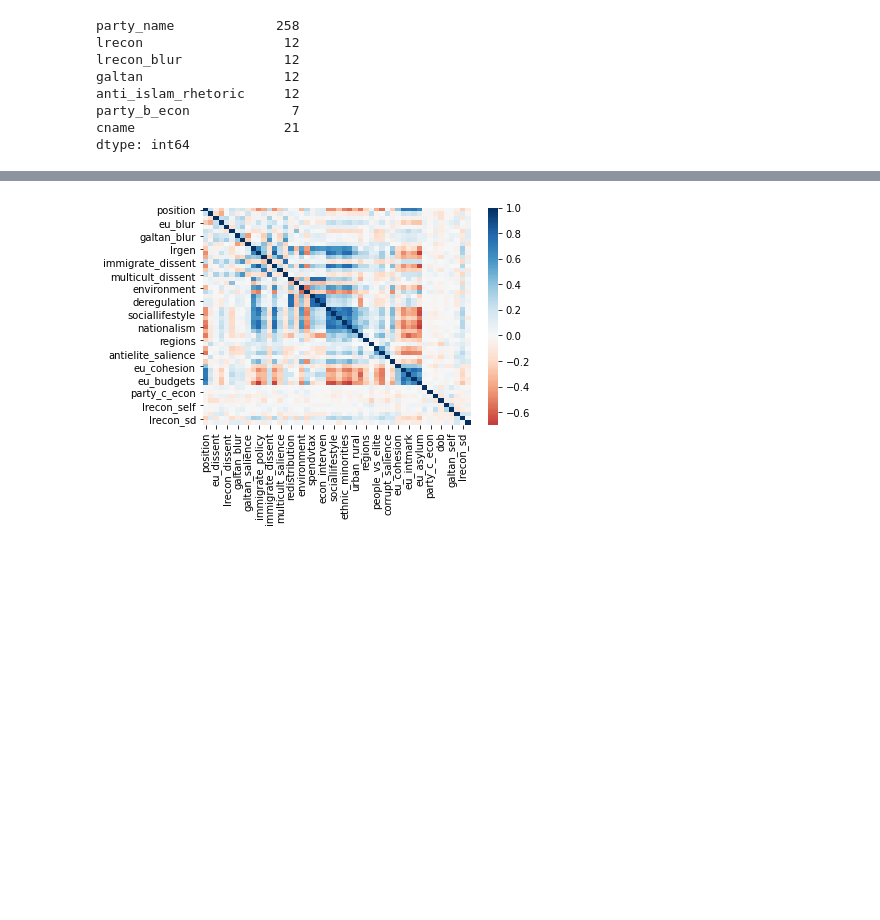
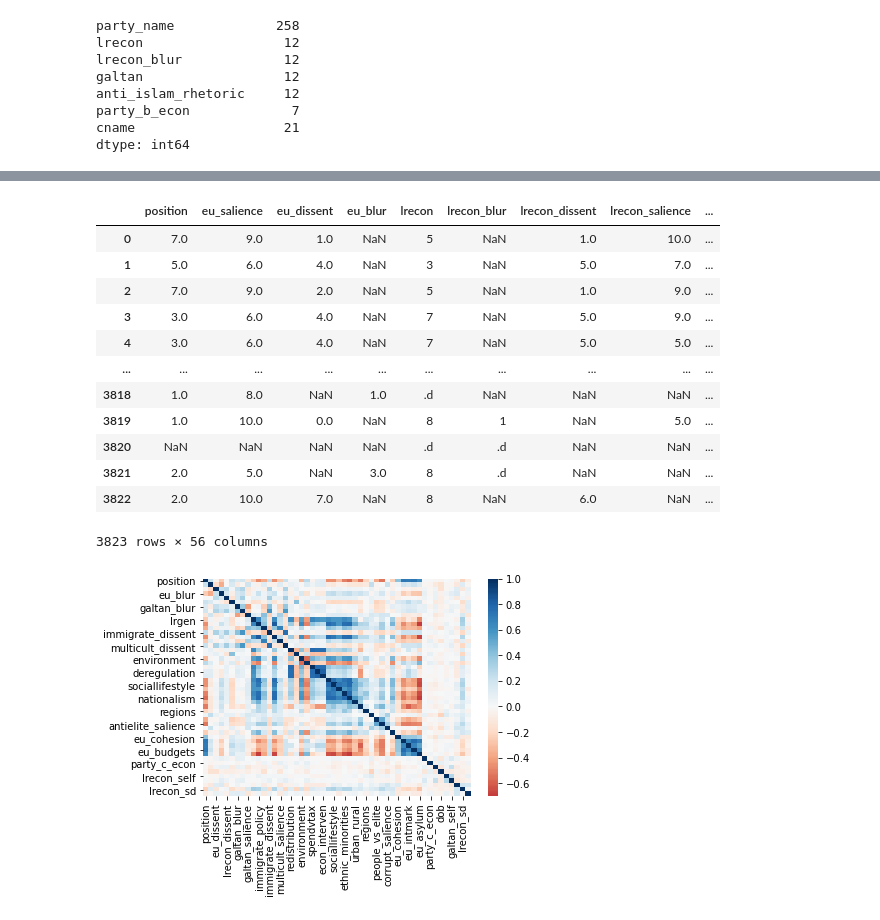
Before and after one commit to stutinayak/Reimagined_party_distribution, a Jupyter notebook: data exploration.ipynb, the cells around one changed output, grey strips where cells are left out. Cells and saved outputs as stored; diff of their text form; code cells hidden in the pictures; blank space fills up the shorter version.

```diff
--- a/data exploration.ipynb
+++ b/data exploration.ipynb
@@ -518,3 +520,20 @@ df_new.drop(columns = ["id", "party", "party_name"], inplace = True)
+# %%
+df_new.drop(columns = "party_id", inplace=True)
+df_new
+# %% [output]
+|  | position | eu_salience | eu_dissent | eu_blur | lrecon | lrecon_blur | lrecon_dissent | lrecon_salience | ... |
+| 0 | 7.0 | 9.0 | 1.0 | NaN | 5 | NaN | 1.0 | 10.0 | ... |
+| 1 | 5.0 | 6.0 | 4.0 | NaN | 3 | NaN | 5.0 | 7.0 | ... |
+| 2 | 7.0 | 9.0 | 2.0 | NaN | 5 | NaN | 1.0 | 9.0 | ... |
+| 3 | 3.0 | 6.0 | 4.0 | NaN | 7 | NaN | 5.0 | 9.0 | ... |
+| 4 | 3.0 | 6.0 | 4.0 | NaN | 7 | NaN | 5.0 | 5.0 | ... |
+| ... | ... | ... | ... | ... | ... | ... | ... | ... | ... |
+| 3818 | 1.0 | 8.0 | NaN | 1.0 | .d | NaN | NaN | NaN | ... |
+| 3819 | 1.0 | 10.0 | 0.0 | NaN | 8 | 1 | NaN | 5.0 | ... |
+| 3820 | NaN | NaN | NaN | NaN | .d | .d | NaN | NaN | ... |
+| 3821 | 2.0 | 5.0 | NaN | 3.0 | 8 | .d | NaN | NaN | ... |
+| 3822 | 2.0 | 10.0 | 7.0 | NaN | 8 | NaN | 6.0 | NaN | ... |
+3823 rows × 56 columns
 # %%
 sns.heatmap(features_imputed.corr(), cmap='RdBu',center=0)
 plt.show()
```
Also changed, not shown: parts of 13 cells of this notebook.
